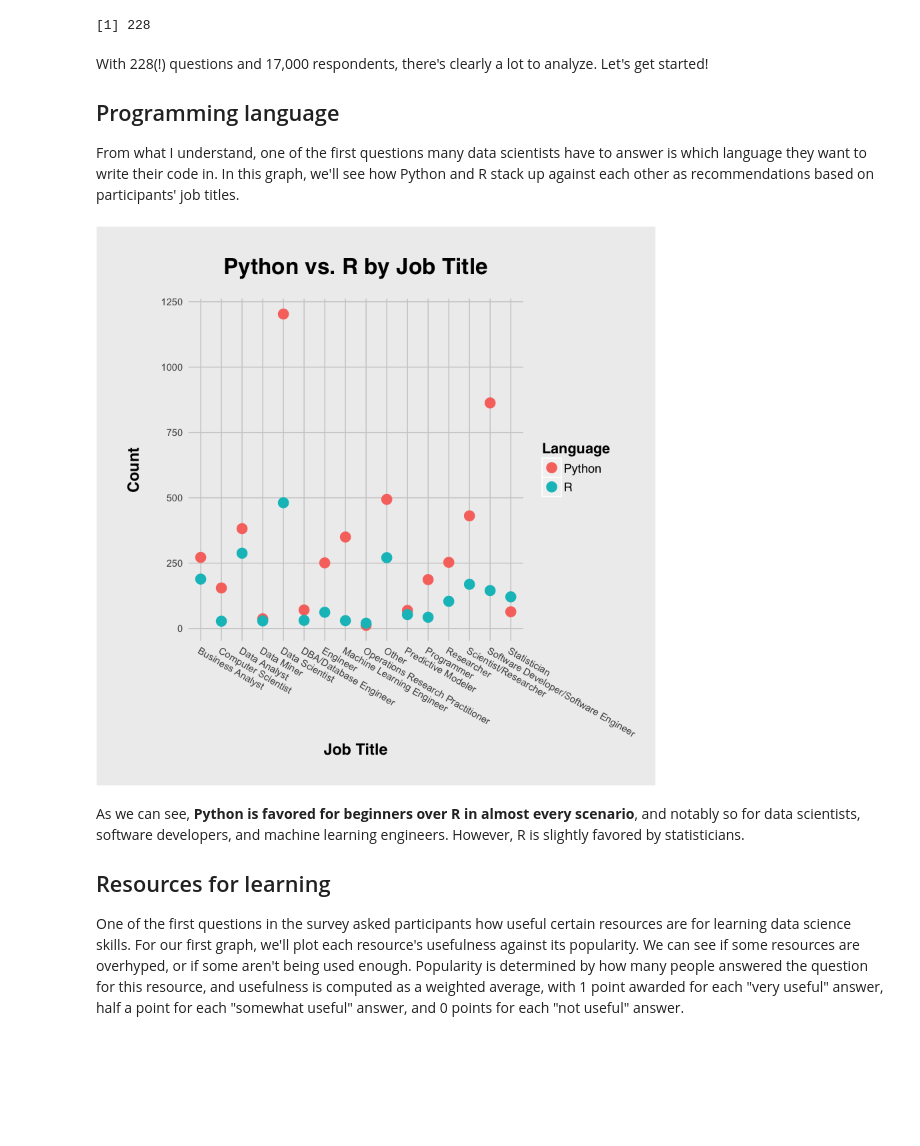
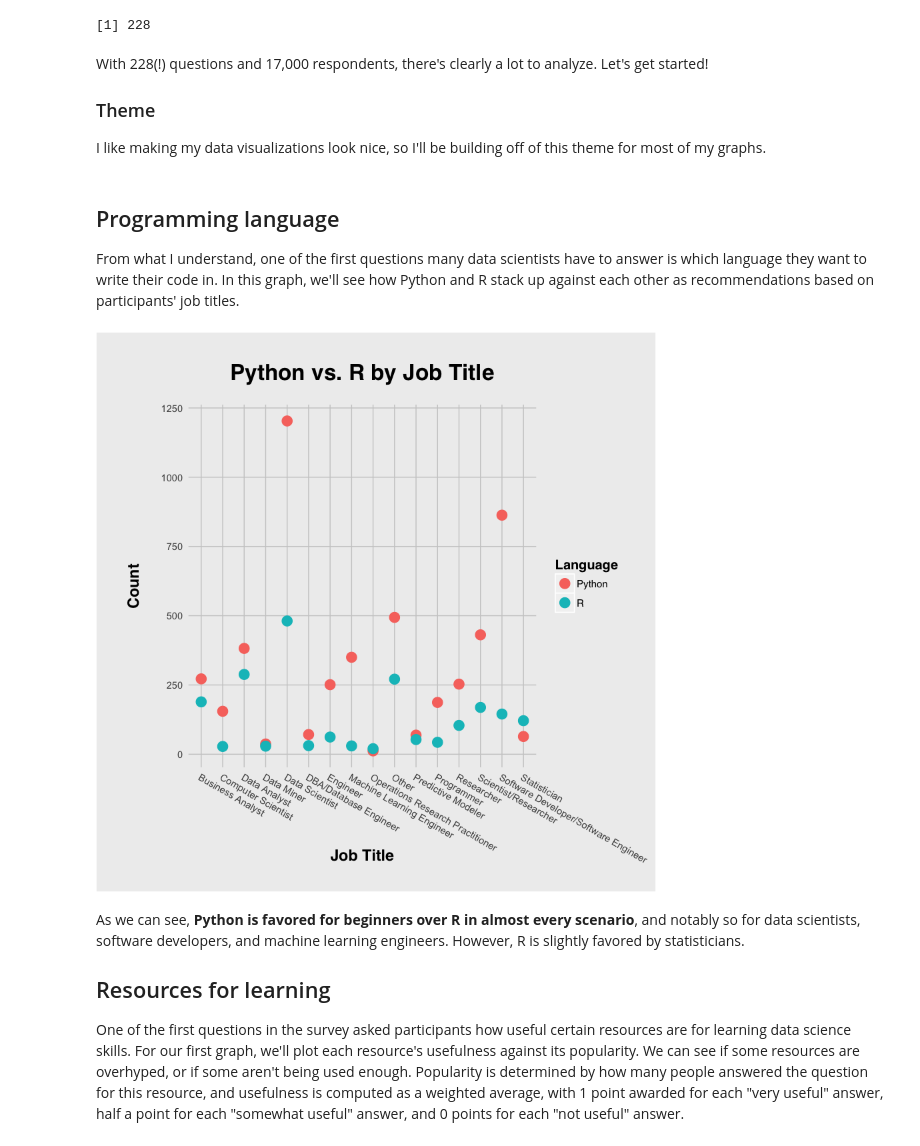
Before and after one commit to jackcook/kaggle-survey, a Jupyter notebook: analysis.ipynb, the cells around one changed output. Saved outputs shown, nothing was run; the diff lists cells and outputs as text; code cells hidden in the pictures; blank space fills up the shorter version.

Commit message:
Reused code for themes where possible

```diff
--- a/analysis.ipynb
+++ b/analysis.ipynb
@@ -41,40 +27,50 @@ nrow(results)
 ncol(results)
 # %% [output]
 [1] 228
+# %% [markdown]
+With 228(!) questions and 17,000 respondents, there's clearly a lot to analyze. Let's get started!
+
+### Theme
+
+I like making my data visualizations look nice, so I'll be building off of this theme for most of my graphs.
+# %%
+jack_theme <- theme(
+    plot.background = element_rect(fill = "#eeeeee"),
+    panel.background = element_rect(fill = "#eeeeee"),
+    legend.background = element_rect(fill = "#eeeeee"),
+    legend.title = element_text(size = 12, family = "Helvetica", face = "bold"),
+    legend.text = element_text(size = 9, family = "Helvetica"),
+    panel.grid.major = element_line(size = 0.4, linetype = "solid", color = "#cccccc"),
+    panel.grid.minor = element_line(size = 0),
+    plot.title = element_text(size = 20, family = "Helvetica", face = "bold", hjust = 0.5, margin = margin(b = 20)),
+    axis.title = element_text(size = 14, family = "Helvetica", face = "bold"),
+    axis.title.x = element_text(margin = margin(t = 20)),
+    axis.title.y = element_text(margin = margin(r = 20)),
+    axis.ticks = element_blank(),
+    plot.margin = unit(c(1, 1, 1, 1), "cm")
+)
 # %% [markdown]
-With 228(!) questions and 17,000 respondents, there's clearly a lot to analyze. Let's get started!
-
 ## Programming language
 
 From what I understand, one of the first questions many data scientists have to answer is which language they want to write their code in. In this graph, we'll see how Python and R stack up against each other as recommendations based on participants' job titles.
 # %%
 results %>%
     rename(Language = LanguageRecommendationSelect, title = CurrentJobTitleSelect) %>%
     filter(Language == "R" | Language == "Python") %>%
     filter(title != "") %>%
     group_by(title, Language) %>%
     count() %>%
     ggplot(aes(title, n, color = Language)) +
     ggtitle("Python vs. R by Job Title") +
     labs(x = "Job Title", y = "Count") +
     geom_point(size = 4) +
+    jack_theme +
     theme(
-        plot.background = element_rect(fill = "#eeeeee"),
-        panel.background = element_rect(fill = "#eeeeee"),
-        legend.background = element_rect(fill = "#eeeeee"),
-        legend.title = element_text(size = 13, family = "Helvetica", face = "bold"),
-        legend.text = element_text(size = 11, family = "Helvetica"),
-        panel.grid.major = element_line(size = 0.4, linetype = "solid", color = "#cccccc"),
-        panel.grid.minor = element_line(size = 0),
-        plot.title = element_text(size = 20, family = "Helvetica", face = "bold", hjust = 0.5, margin = margin(b = 20)),
-        axis.title = element_text(size = 14, family = "Helvetica", face = "bold"),
         axis.text.x = element_text(angle = 330, hjust = 0),
-        axis.title.y = element_text(margin = margin(r = 20)),
-        axis.ticks = element_blank(),
-        plot.margin = unit(c(1, 1.25, 1, 1), "cm")
+        axis.title.x = element_text(margin = margin(t = -13))
     )
 # %% [output]
-[figure, old version]
+[figure, new version]
 # %% [markdown]
 As we can see, **Python is favored for beginners over R in almost every scenario**, and notably so for data scientists, software developers, and machine learning engineers. However, R is slightly favored by statisticians.
 
```
Also changed, not shown: parts of 4 cells of this notebook.
